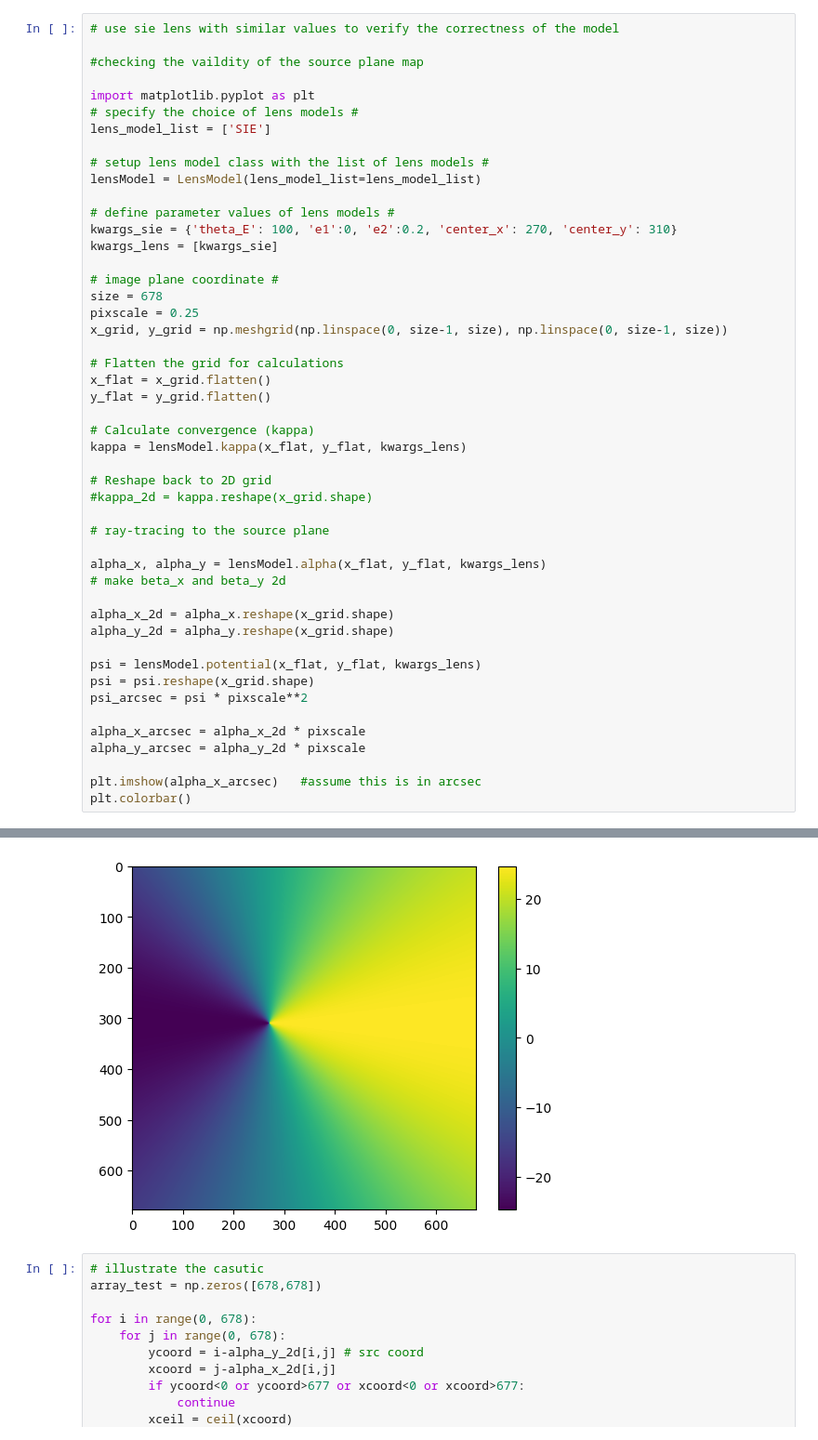
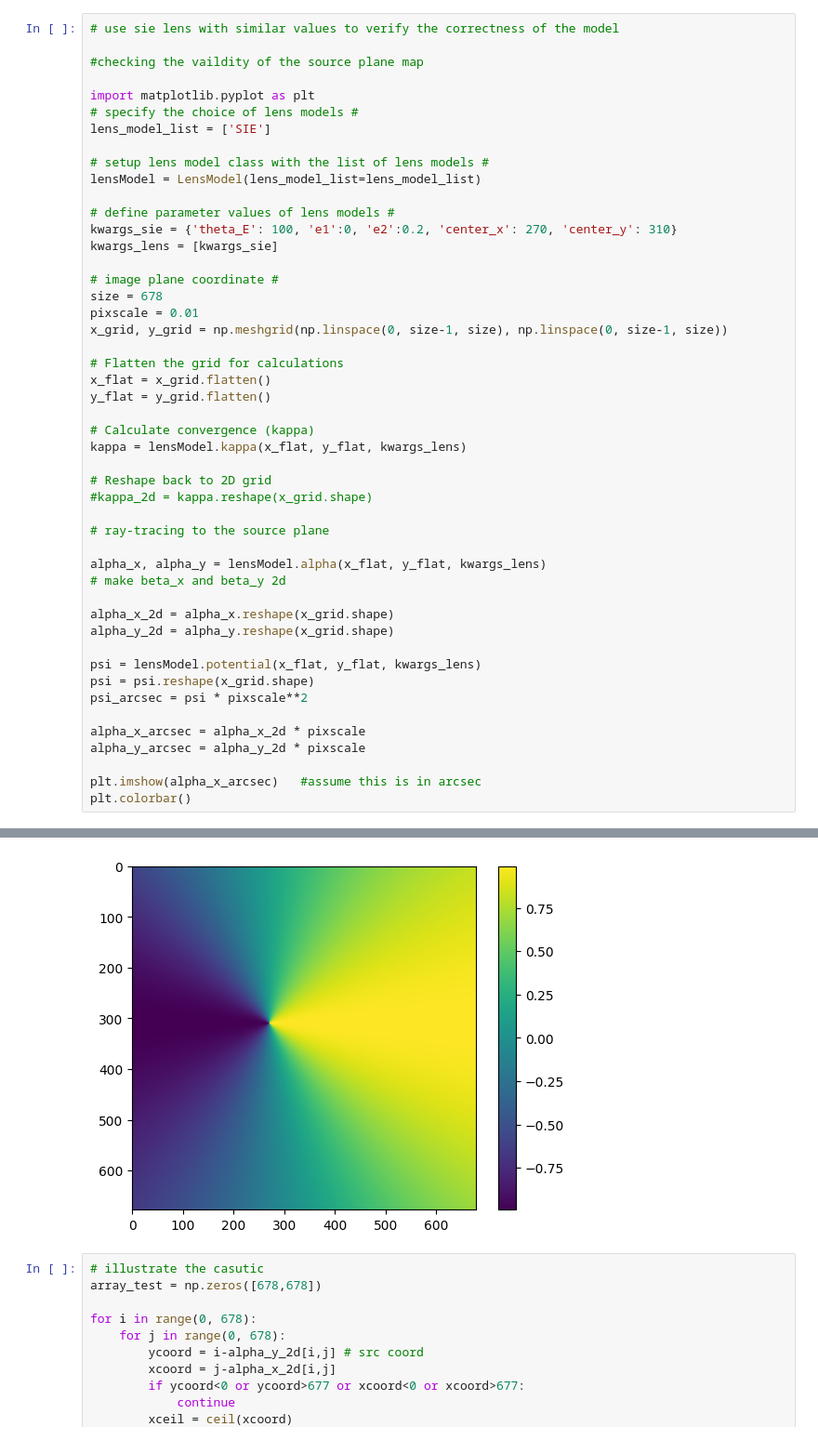
Before and after one commit to diceandcats/SURE-GW-lensing, a Jupyter notebook: Real stuffs/cluster_class_verify.ipynb, the cells around one changed output, grey strips where cells are left out. Shown at 93% size. Cells and saved outputs as stored; diff of their text form.

```diff
--- a/Real stuffs/cluster_class_verify.ipynb
+++ b/Real stuffs/cluster_class_verify.ipynb
@@ -26,39 +27,39 @@ kwargs_lens = [kwargs_sie]
 
 # image plane coordinate #
 size = 678
-pixscale = 0.25
+pixscale = 0.01
 x_grid, y_grid = np.meshgrid(np.linspace(0, size-1, size), np.linspace(0, size-1, size))
 
 # Flatten the grid for calculations
 x_flat = x_grid.flatten()
 y_flat = y_grid.flatten()
 
 # Calculate convergence (kappa)
 kappa = lensModel.kappa(x_flat, y_flat, kwargs_lens)
 
 # Reshape back to 2D grid
 #kappa_2d = kappa.reshape(x_grid.shape)
 
 # ray-tracing to the source plane
 
 alpha_x, alpha_y = lensModel.alpha(x_flat, y_flat, kwargs_lens)
 # make beta_x and beta_y 2d
 
 alpha_x_2d = alpha_x.reshape(x_grid.shape)
 alpha_y_2d = alpha_y.reshape(x_grid.shape)
 
 psi = lensModel.potential(x_flat, y_flat, kwargs_lens)
 psi = psi.reshape(x_grid.shape)
 psi_arcsec = psi * pixscale**2
 
 alpha_x_arcsec = alpha_x_2d * pixscale
 alpha_y_arcsec = alpha_y_2d * pixscale
 
 plt.imshow(alpha_x_arcsec)   #assume this is in arcsec
 plt.colorbar()
 # %% [output]
 <matplotlib.colorbar.Colorbar at 0x...>
-[figure, old version]
+[figure, new version]
 # %%
 # illustrate the casutic
 array_test = np.zeros([678,678])
```
Also changed, not shown: parts of 5 cells of this notebook, 1 other file.
